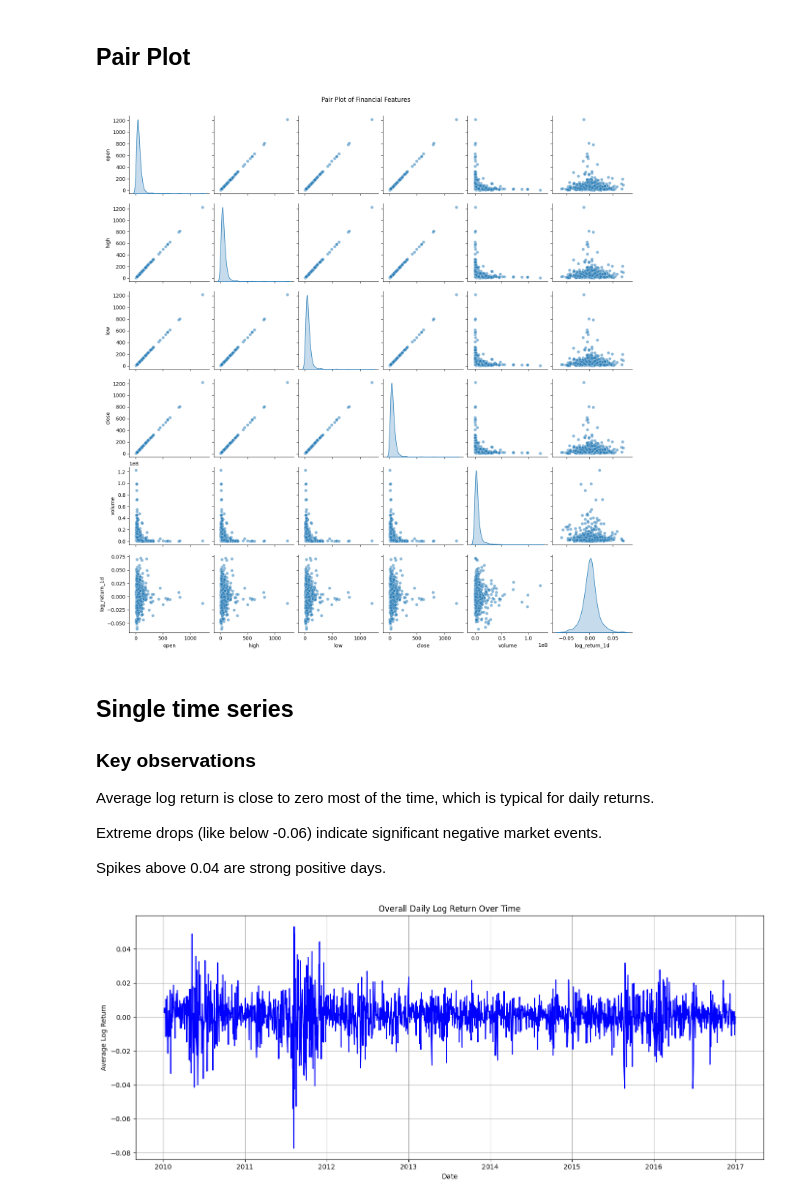
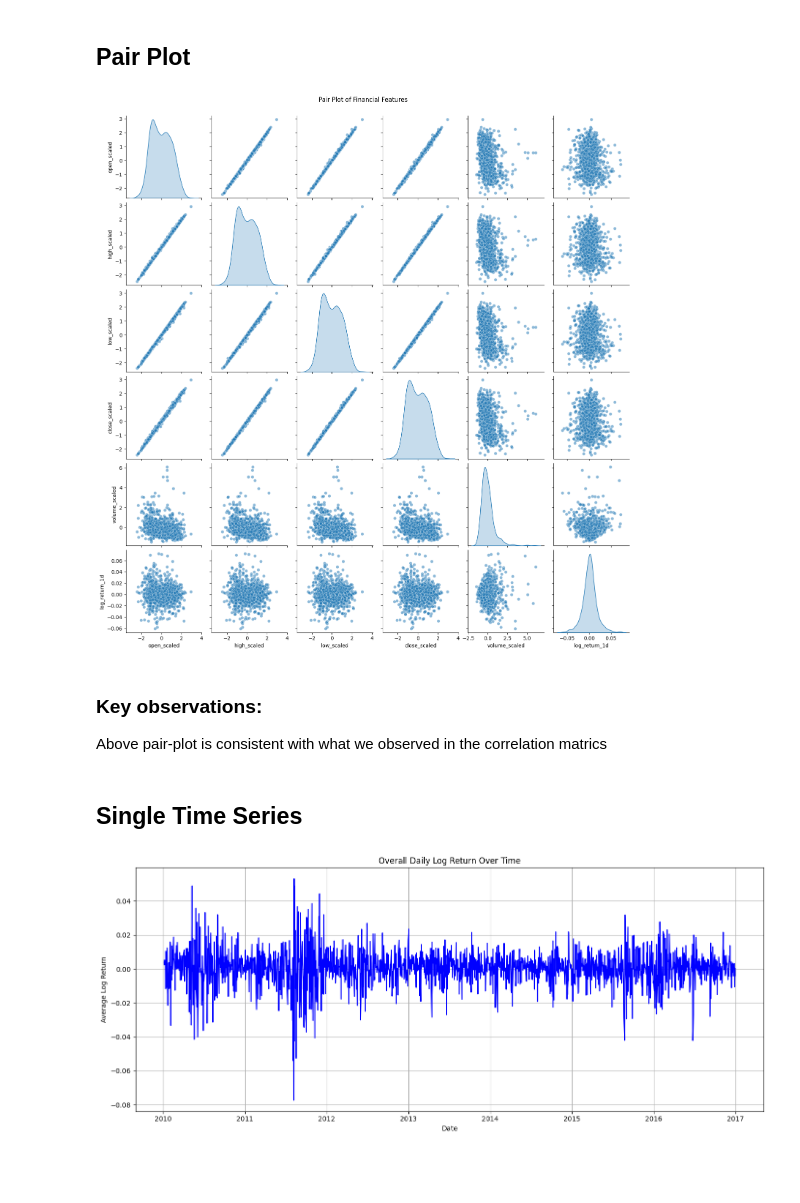
Before and after one commit to ashwinder1/Stock-Trend-Analysis-with-NYSE, a Jupyter notebook: eda.ipynb, the cells around one changed output. Saved outputs shown, nothing was run; the diff lists cells and outputs as text; code cells hidden in the pictures; blank space fills up the shorter version.

```diff
--- a/eda.ipynb
+++ b/eda.ipynb
@@ -302,9 +304,7 @@ import numpy as np
 # Features to scale
 feature_cols = ['open', 'high', 'low', 'close', 'volume', 'close_lag1']
 
-# We'll store scaled versions
 scaled_dfs = []
-
 scaler = StandardScaler()
 
 for symbol, group in pricee_s_a.groupby('symbol'):
@@ -317,8 +317,12 @@ for symbol, group in pricee_s_a.groupby('symbol'):
         index=group.index
     )
 
+    # Combine back (now includes log_return_1d)
+    scaled_group = pd.concat(
+        [group[['date', 'symbol', 'log_return_1d']], X_scaled],
+        axis=1
+    )
 
-    scaled_group = pd.concat([group[['date', 'symbol']], X_scaled], axis=1)
     scaled_dfs.append(scaled_group)
 
 df_scaled = pd.concat(scaled_dfs).sort_index()
@@ -420,29 +428,25 @@ plt.show()
 # %%
 import seaborn as sns
 import matplotlib.pyplot as plt
 
 # Select relevant numeric features
-features = ['open', 'high', 'low', 'close', 'volume', 'log_return_1d']
+features = ['open_scaled', 'high_scaled', 'low_scaled', 'close_scaled', 'volume_scaled', 'log_return_1d']
 
 # Optional: sample to reduce clutter if dataset is large
-sampled_data = pricee_s_a[features].sample(n=1000, random_state=42)
+sampled_data = df_scaled[features].sample(n=1000, random_state=42)
 
 # Create pair plot
 sns.pairplot(sampled_data, diag_kind='kde', plot_kws={'alpha': 0.5})
 plt.suptitle("Pair Plot of Financial Features", y=1.02)
 plt.show()
 # %% [output]
-[figure, old version]
+[figure, new version]
+# %% [markdown]
+### Key observations:
+
+Above pair-plot is consistent with what we observed in the correlation matrics
 # %% [markdown]
-## Single time series
-
-### Key observations
-
-Average log return is close to zero most of the time, which is typical for daily returns.
-
-Extreme drops (like below -0.06) indicate significant negative market events.
-
-Spikes above 0.04 are strong positive days.
+## Single Time Series
 # %%
 import matplotlib.pyplot as plt
 import pandas as pd
```
Also changed, not shown: parts of 13 cells of this notebook.
